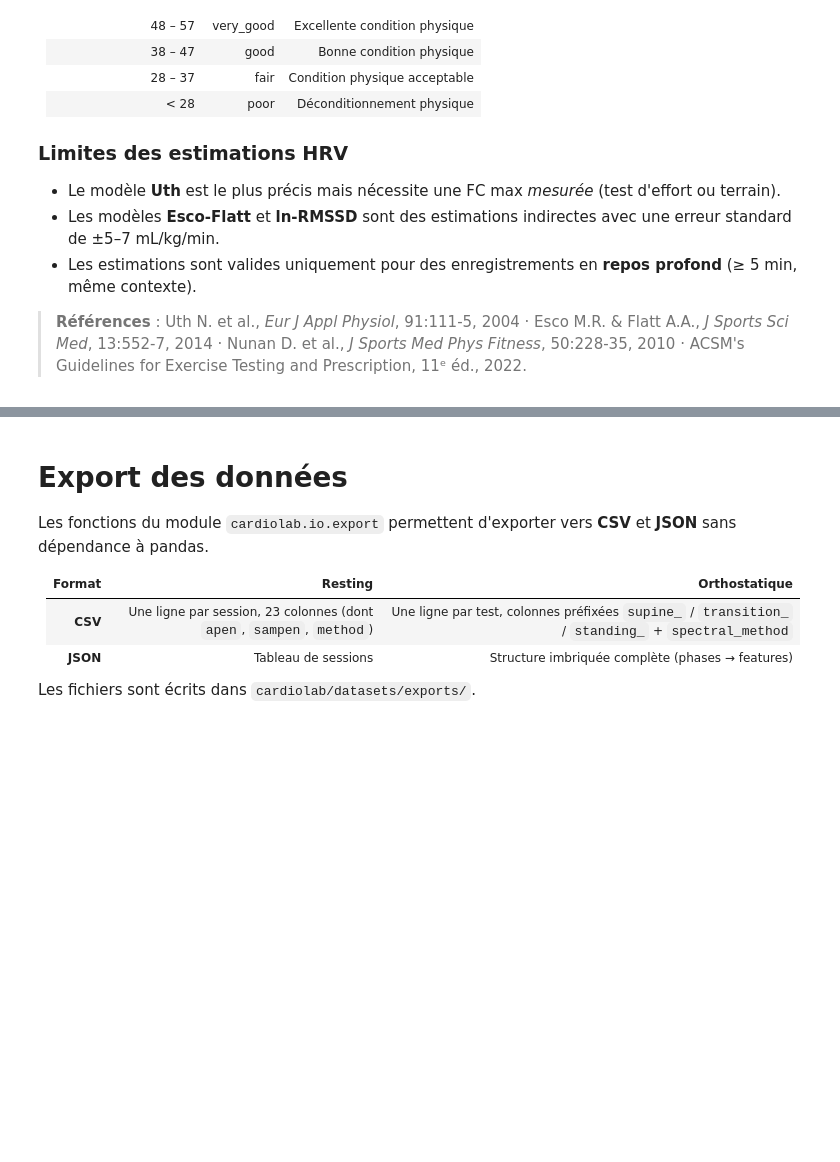
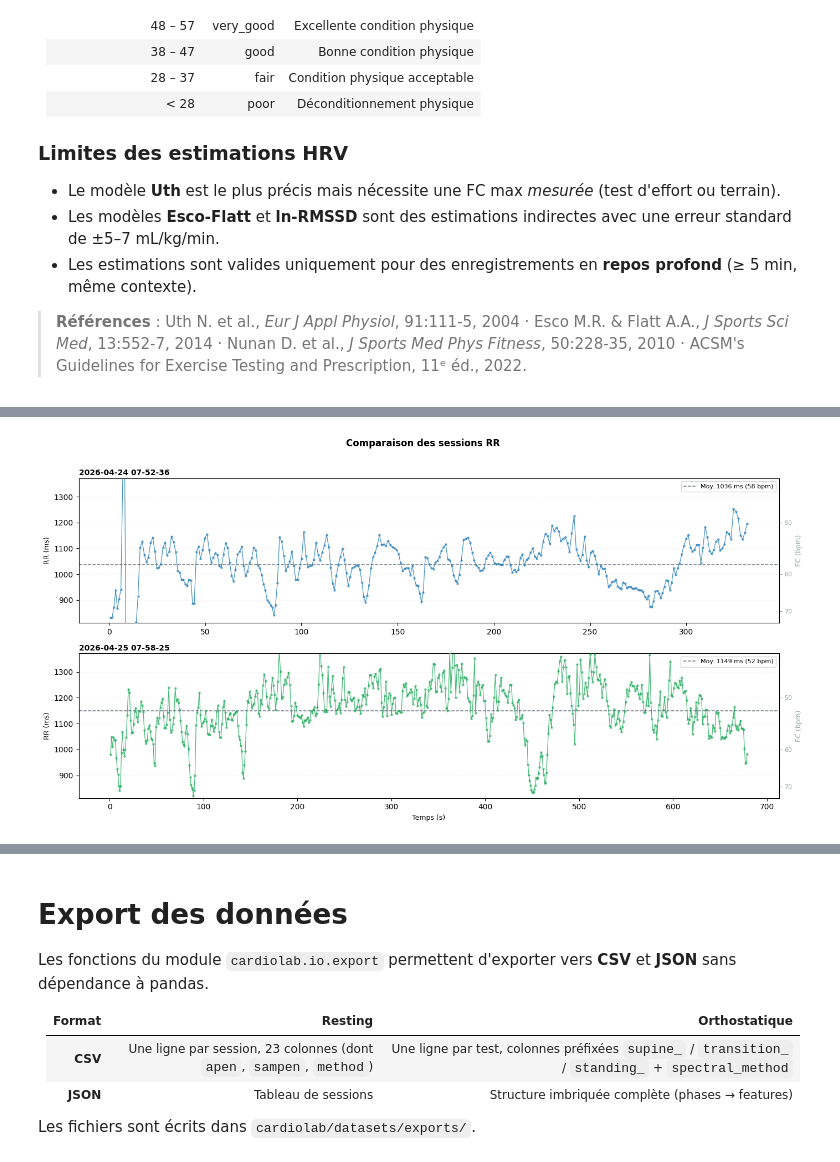
Before and after one commit to JulienMilon-DevSecOps/cardiolab, a Jupyter notebook: pipeline-notebook.ipynb, the cells around one changed output, grey strips where cells are left out. Cells and saved outputs as stored; diff of their text form; code cells hidden in the pictures; blank space fills up the shorter version.

```diff
--- a/pipeline-notebook.ipynb
+++ b/pipeline-notebook.ipynb
@@ -1265,0 +1350,14 @@ else:
+# %%
+# Comparaison multi-sessions — tachogrammes empiles
+if len(rr_sessions) >= 2:
+    fig = plot_rr_comparison(
+        rr_sessions[:4],
+        labels=session_labels[:4],
+        title='Comparaison des sessions RR',
+        normalize_time=False,
+    )
+    fig.show()
+else:
+    print('Moins de 2 sessions disponibles — chargez plusieurs fichiers pour la comparaison.')
+# %% [output]
+[figure, added]
```
Also changed, not shown: parts of 6 cells of this notebook, 4 other files.
